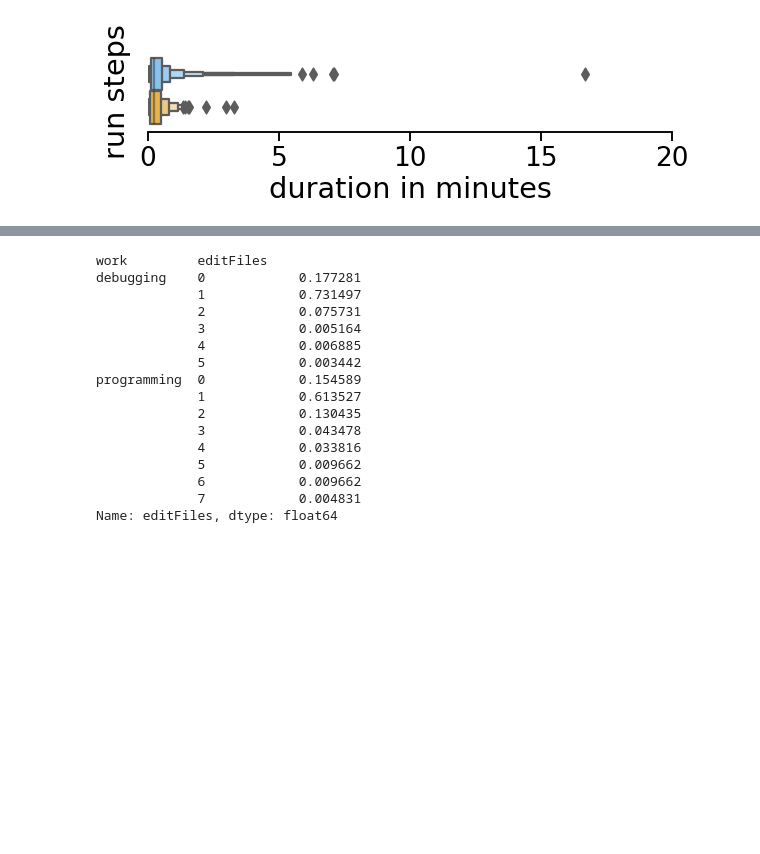
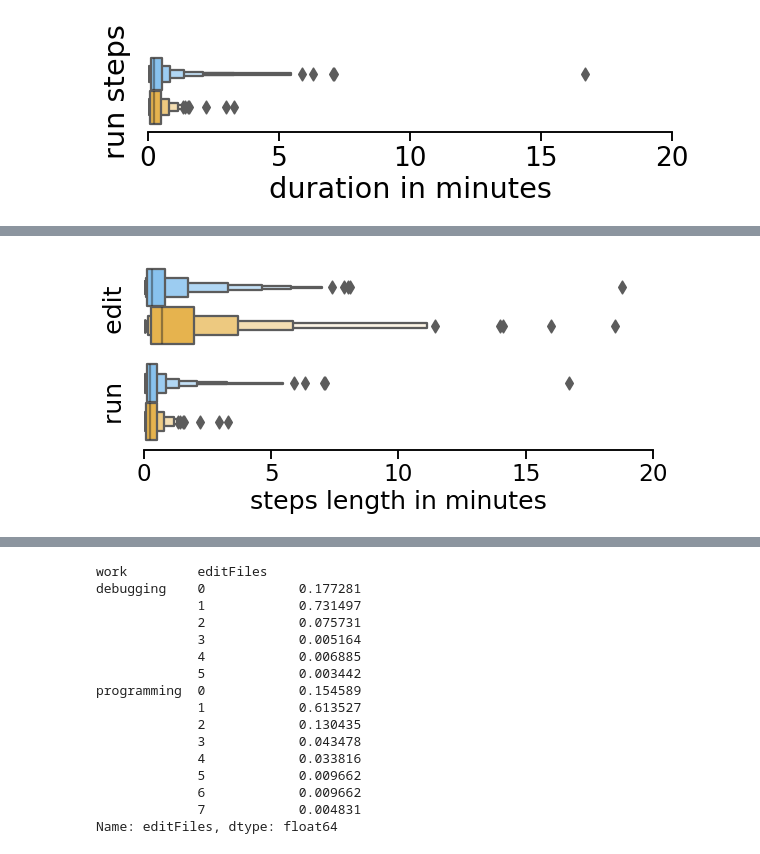
Before and after one commit to Alaboudi1/editRunCyclesAnalysis, a Jupyter notebook: RQs/RQ2/steps.ipynb, the cells around one changed output, grey strips where cells are left out. Saved outputs shown, nothing was run; the diff lists cells and outputs as text; code cells hidden in the pictures; blank space fills up the shorter version.

```diff
--- a/RQs/RQ2/steps.ipynb
+++ b/RQs/RQ2/steps.ipynb
@@ -142 +172,16 @@ plt.savefig("runTime.pdf")
+# %%
+sns.set_context("talk", font_scale=1.4)
+
+g = sns.catplot(x="stepTimeInMinutes", y='step', hue="work",kind="boxen", data=stepsDuration,palette={"programming": "#FFBB35", "debugging": "#77C5FF"}, orient="h",  height=4.3, aspect=2, legend=False)
+(g.set_axis_labels("steps length in minutes", "run      edit")
+  .set_titles("{col_name} {col_var}")
+  .set(xlim=(0, 20))
+  .despine(left=True)
+  .set(yticklabels=[]))
+for ax in g.axes.flatten():
+    ax.tick_params(left=False)
+g.tight_layout()
+plt.savefig("runAndEditTime.pdf")
+# %% [output]
+[figure, added]
 # %%
```
Also changed, not shown: parts of 8 cells of this notebook, 33 other files.
